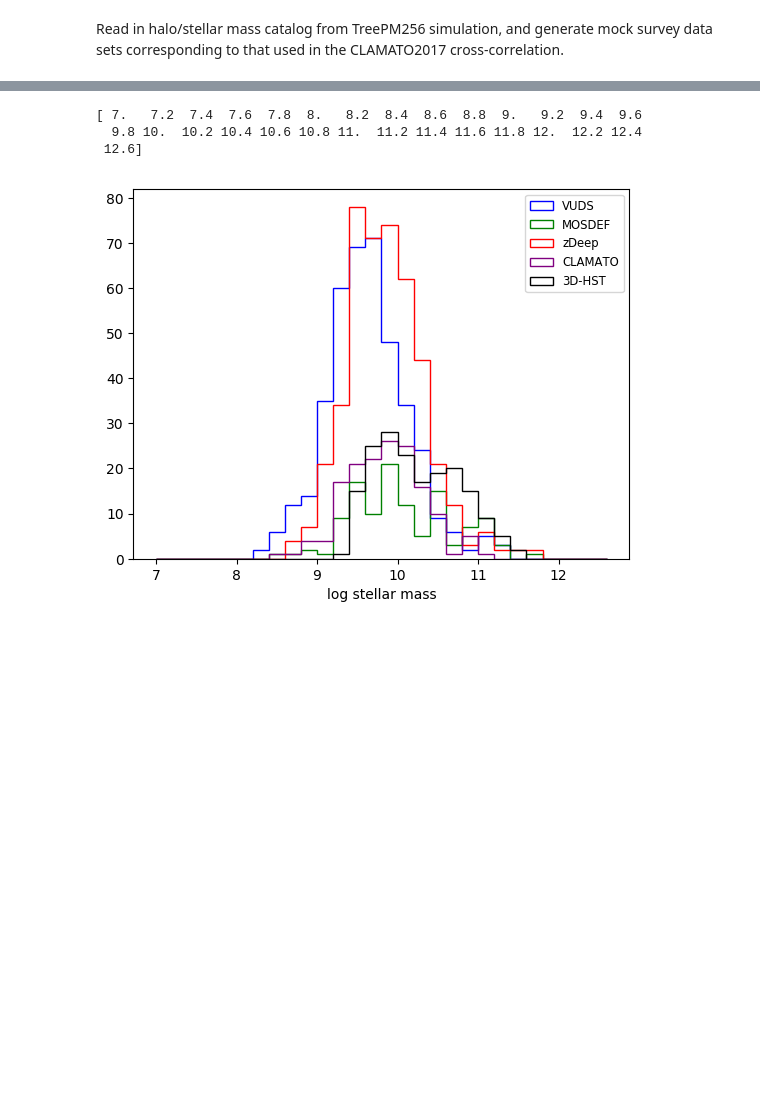
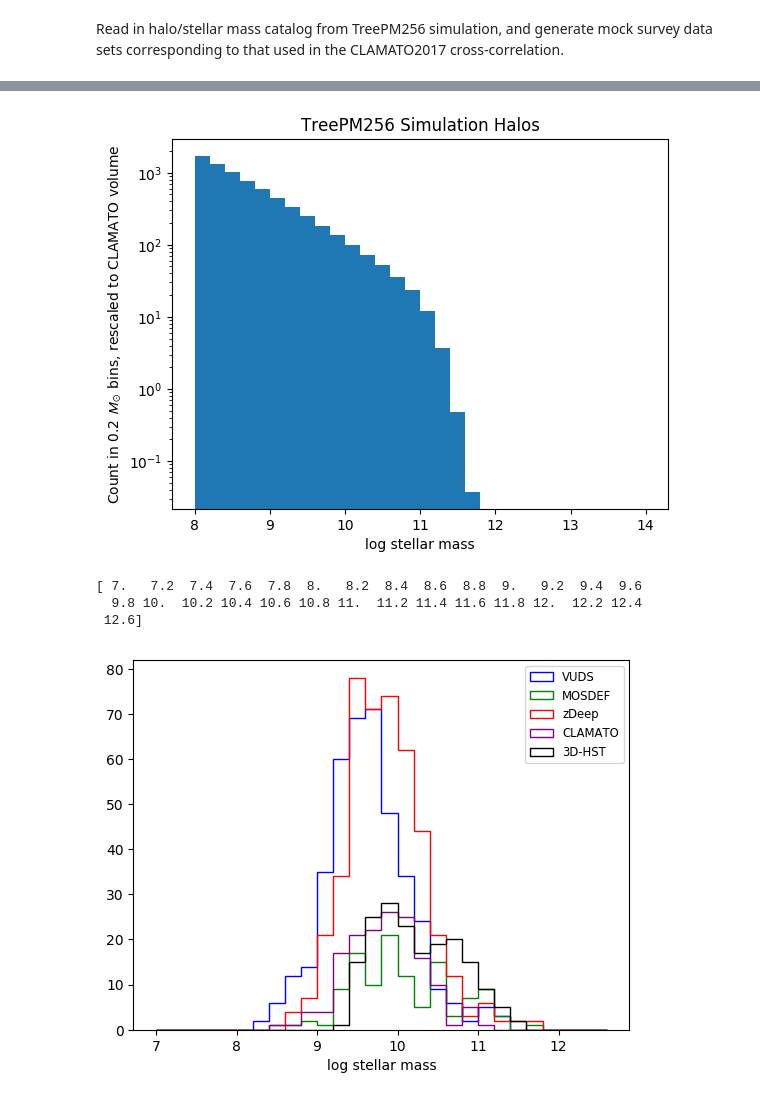
Before and after one commit to kheegan/crosscorr2017, a Jupyter notebook: Create_GalzMocks.ipynb, the cells around one changed output, grey strips where cells are left out. Cells and saved outputs as stored; diff of their text form; code cells hidden in the pictures; blank space fills up the shorter version.

```diff
--- a/Create_GalzMocks.ipynb
+++ b/Create_GalzMocks.ipynb
@@ -86,3 +97,21 @@ plt.show()
+# %%
+min_mstar = 8.
+max_mstar = 14.
+
+fig, ax = plt.subplots()
+binsize=0.2
+
+histbins = np.arange(min_mstar,max_mstar+binsize, binsize)
+#print(histbins)
+ax.hist(smass, bins=histbins, weights=np.ones(np.shape(smass),dtype='float')/80.)
+ax.set_yscale('log')
+ax.set_xlabel('log stellar mass')
+ax.set_ylabel(r'Count in 0.2 $M_\odot$ bins, rescaled to CLAMATO volume')
+
+ax.set_title('TreePM256 Simulation Halos')
+plt.show()
+# %% [output]
+[figure, added]
 # %%
 gal_cat_fil = 'CLAMATO_2017_Cross-correlation_catalog_w_Mstar.txt'
 
```
Also changed, not shown: parts of 2 cells of this notebook, 1 other file.
